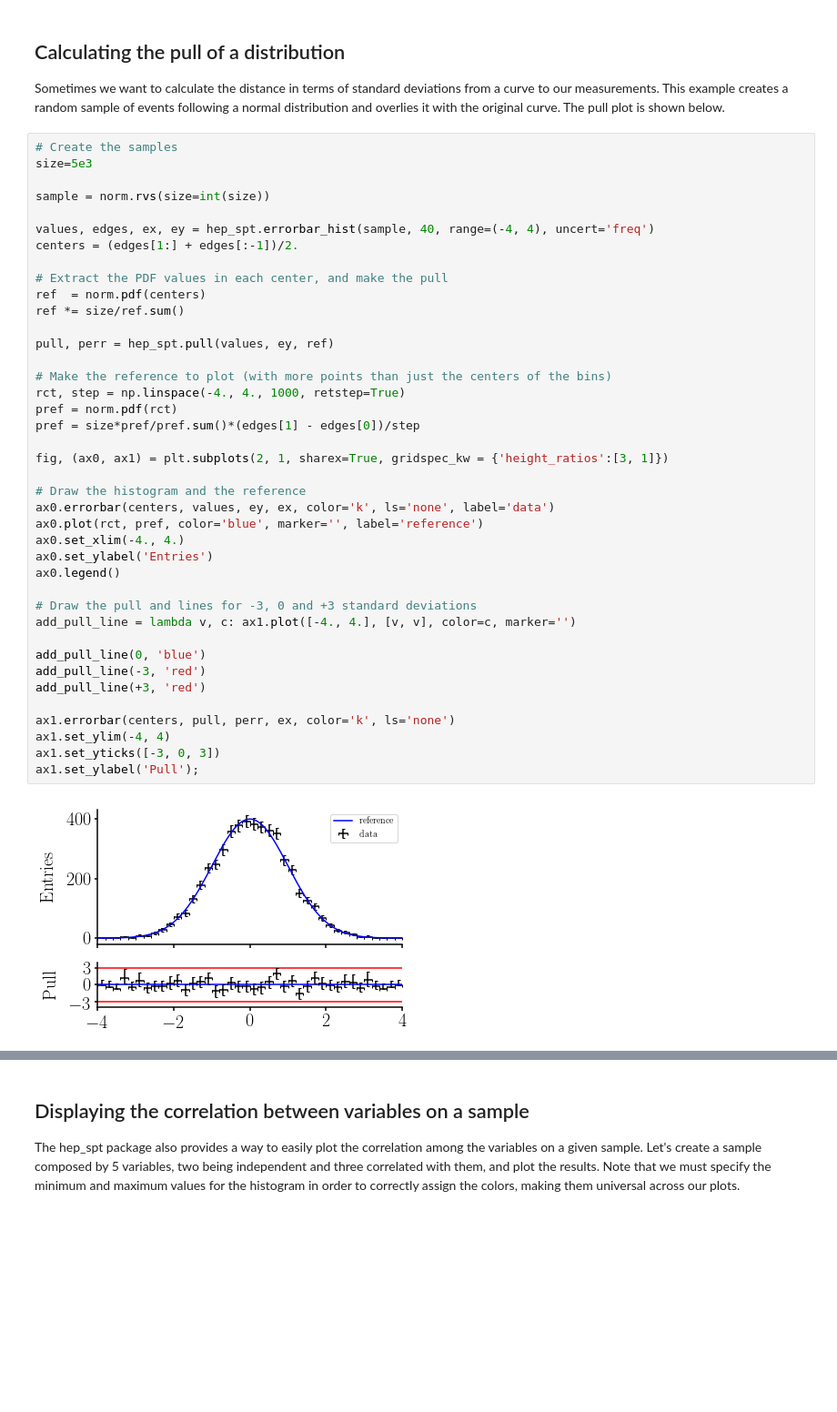
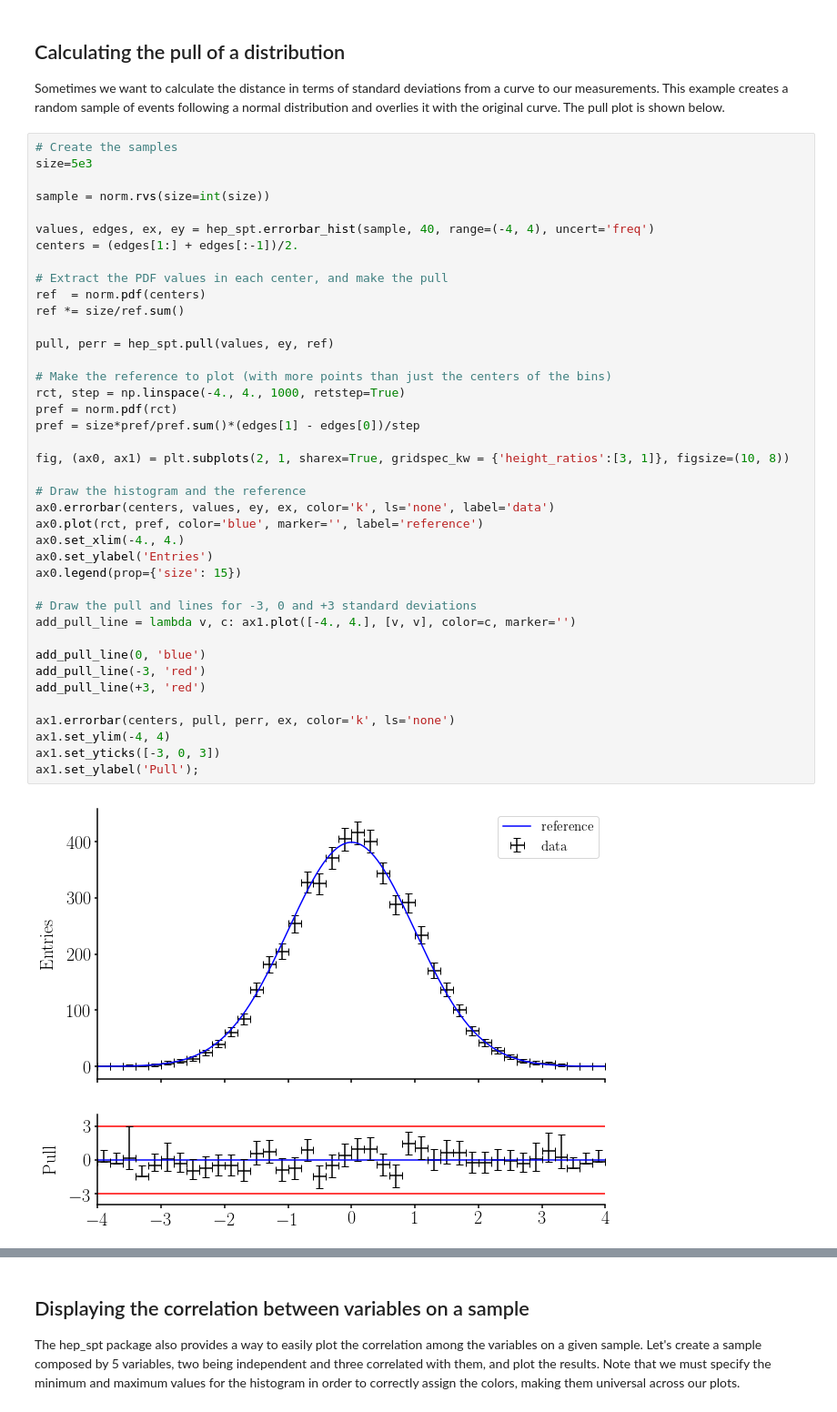
Before and after one commit to mramospe/hepspt, a Jupyter notebook: docs/source/notebooks/plotting.ipynb, the cells around one changed output, grey strips where cells are left out. Shown at 91% size. Drawn from its saved outputs; the diff is of its cells as text; blank space fills up the shorter version.

```diff
--- a/docs/source/notebooks/plotting.ipynb
+++ b/docs/source/notebooks/plotting.ipynb
@@ -50,34 +50,34 @@ centers = (edges[1:] + edges[:-1])/2.
 # Extract the PDF values in each center, and make the pull
 ref  = norm.pdf(centers)
 ref *= size/ref.sum()
 
 pull, perr = hep_spt.pull(values, ey, ref)
 
 # Make the reference to plot (with more points than just the centers of the bins)
 rct, step = np.linspace(-4., 4., 1000, retstep=True)
 pref = norm.pdf(rct)
 pref = size*pref/pref.sum()*(edges[1] - edges[0])/step
 
-fig, (ax0, ax1) = plt.subplots(2, 1, sharex=True, gridspec_kw = {'height_ratios':[3, 1]})
+fig, (ax0, ax1) = plt.subplots(2, 1, sharex=True, gridspec_kw = {'height_ratios':[3, 1]}, figsize=(10, 8))
 
 # Draw the histogram and the reference
 ax0.errorbar(centers, values, ey, ex, color='k', ls='none', label='data')
 ax0.plot(rct, pref, color='blue', marker='', label='reference')
 ax0.set_xlim(-4., 4.)
 ax0.set_ylabel('Entries')
-ax0.legend()
+ax0.legend(prop={'size': 15})
 
 # Draw the pull and lines for -3, 0 and +3 standard deviations
 add_pull_line = lambda v, c: ax1.plot([-4., 4.], [v, v], color=c, marker='')
 
 add_pull_line(0, 'blue')
 add_pull_line(-3, 'red')
 add_pull_line(+3, 'red')
 
 ax1.errorbar(centers, pull, perr, ex, color='k', ls='none')
 ax1.set_ylim(-4, 4)
 ax1.set_yticks([-3, 0, 3])
 ax1.set_ylabel('Pull');
 # %% [output]
-[figure, old version]
+[figure, new version]
 # %% [markdown]
```
Also changed, not shown: parts of 5 cells of this notebook, 4 other files.
